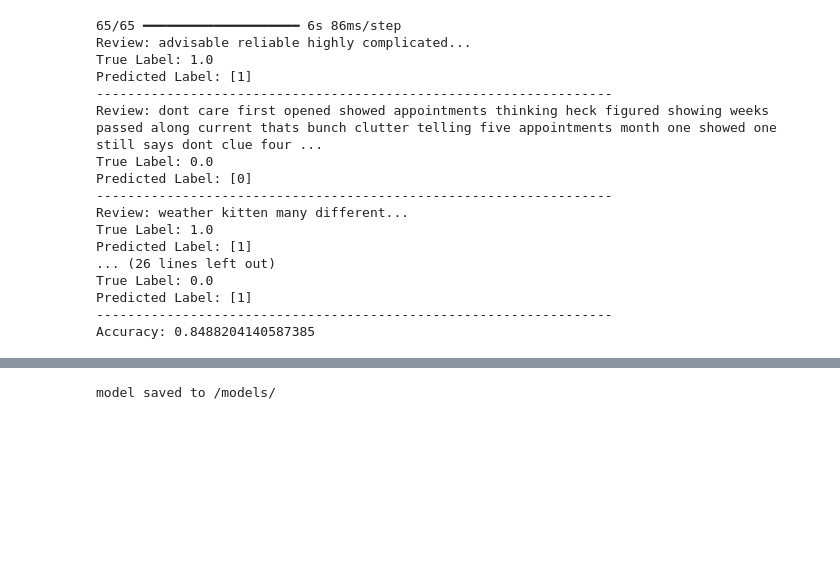
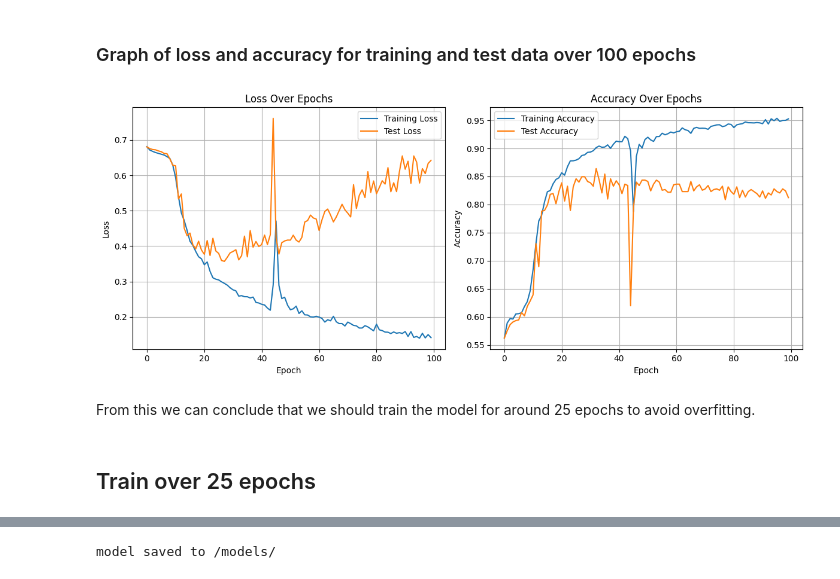
Before and after one commit to SrutiElan/sentiment-analysis, a Jupyter notebook: notebooks/lstm.ipynb, the cells around one changed output, grey strips where cells are left out. Drawn from its saved outputs; the diff is of its cells as text; code cells hidden in the pictures; blank space fills up the shorter version.

Commit message:
Retrain model and clean up notebook

```diff
--- a/notebooks/lstm.ipynb
+++ b/notebooks/lstm.ipynb
@@ -75,44 +115,38 @@ Epoch 5/5
-# %%
-import random
-from sklearn.metrics import accuracy_score
-
-y_pred = model.predict(X_test)
-binary_predictions = (y_pred > 0.5).astype(int)
-
-# convert y_test to a numpy array
-y_test_array = np.array(y_test)
-
-# get 10 random indices
-random_indices = random.sample(range(len(y_test_array)), 10)
-
-# loop through random indices
-for idx in random_indices:
-    review_text = df.loc[idx, 'cleaned_text']
-
-    print(f"Review: {review_text[:200]}...")  # print first 200 chars of review
-    print(f"True Label: {y_test_array[idx]}")  # print true sentiment of review (0 for negative, 1 for positive)
-    print(f"Predicted Label: {binary_predictions[idx]}")  # print predicted sentiment of review (0 for negative, 1 for positive)
-    print("------------------------------------------------------------------")
-
-print("Accuracy:", accuracy_score(y_test, binary_predictions))
-# %% [output]
-65/65 ━━━━━━━━━━━━━━━━━━━━ 6s 86ms/step
-Review: advisable reliable highly complicated...
-True Label: 1.0
-Predicted Label: [1]
-------------------------------------------------------------------
-Review: dont care first opened showed appointments thinking heck figured showing weeks passed along current thats bunch clutter telling five appointments month one showed one still says dont clue four ...
-True Label: 0.0
-Predicted Label: [0]
-------------------------------------------------------------------
-Review: weather kitten many different...
-True Label: 1.0
-Predicted Label: [1]
-... (26 lines left out)
-True Label: 0.0
-Predicted Label: [1]
-------------------------------------------------------------------
-Accuracy: 0.8488204140587385
+# %% [markdown]
+### Graph of loss and accuracy for training and test data over 100 epochs
+# %%
+import matplotlib.pyplot as plt
+
+# Plot val_loss and loss
+plt.figure(figsize=(12, 5))
+
+plt.subplot(1, 2, 1)
+plt.plot(history.history['loss'], label='Training Loss')
+plt.plot(history.history['val_loss'], label='Test Loss')
+plt.title('Loss Over Epochs')
+plt.xlabel('Epoch')
+plt.ylabel('Loss')
+plt.legend()
+plt.grid(True)
+
+# Plot val_accuracy and accuracy
+plt.subplot(1, 2, 2)
+plt.plot(history.history['accuracy'], label='Training Accuracy')
+plt.plot(history.history['val_accuracy'], label='Test Accuracy')
+plt.title('Accuracy Over Epochs')
+plt.xlabel('Epoch')
+plt.ylabel('Accuracy')
+plt.legend()
+plt.grid(True)
+
+plt.tight_layout()
+plt.show()
+# %% [output]
+[figure, added]
+# %% [markdown]
+From this we can conclude that we should train the model for around 25 epochs to avoid overfitting.
+# %% [markdown]
+## Train over 25 epochs
 # %%
 import tensorflow as tf
 from tensorflow.keras.models import Sequential
```
Also changed, not shown: parts of 17 cells of this notebook, 10 other files.
